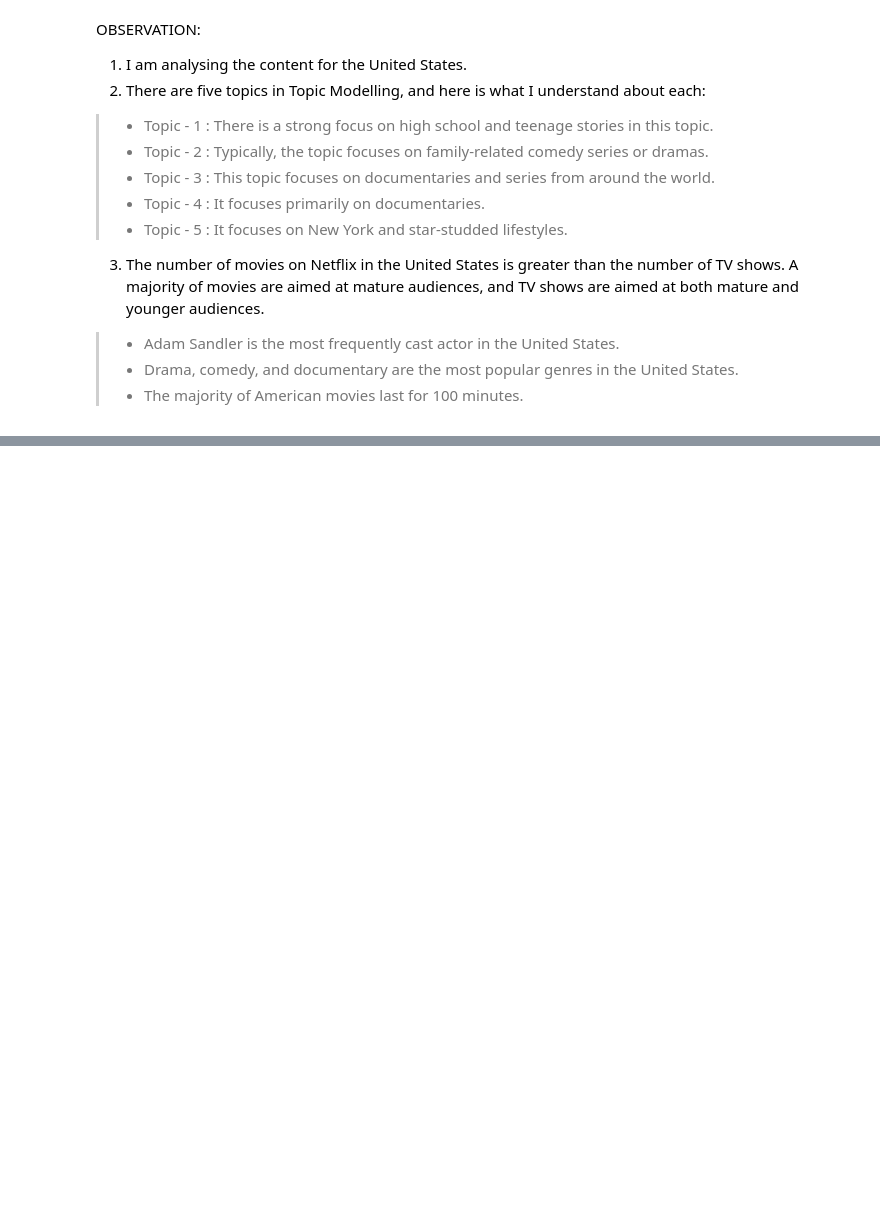
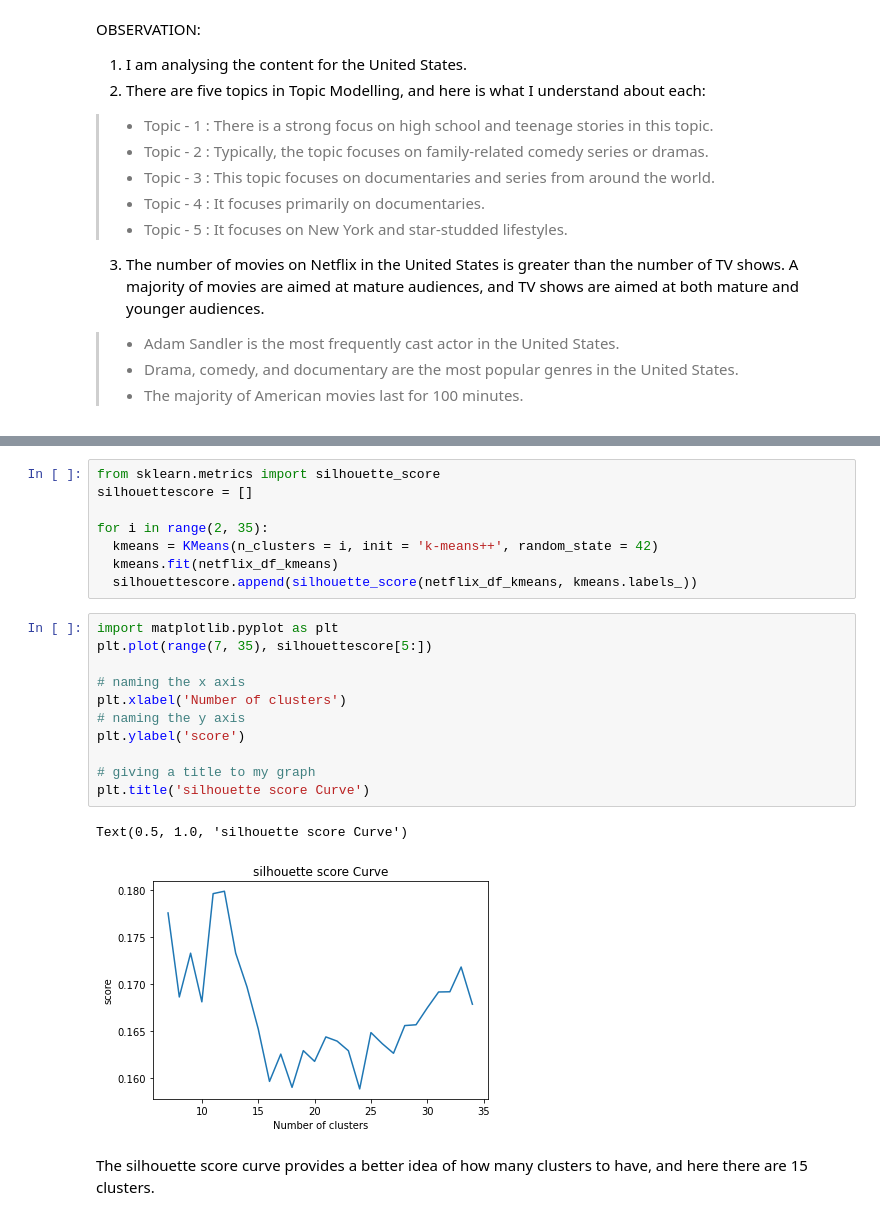
Before and after one commit to bhavya-v-sudo/NETFLIX-MOVIES-AND-TV-SHOWS-CLUSTERING, a Jupyter notebook: NETFLIX_MOVIES_AND_TV_SHOWS_CLUSTERING.ipynb, the cells around one changed output, grey strips where cells are left out. Saved outputs shown, nothing was run; the diff lists cells and outputs as text; blank space fills up the shorter version.

```diff
--- a/NETFLIX_MOVIES_AND_TV_SHOWS_CLUSTERING.ipynb
+++ b/NETFLIX_MOVIES_AND_TV_SHOWS_CLUSTERING.ipynb
@@ -659,0 +775,24 @@ OBSERVATION:
+# %%
+from sklearn.metrics import silhouette_score
+silhouettescore = []
+
+for i in range(2, 35):
+  kmeans = KMeans(n_clusters = i, init = 'k-means++', random_state = 42)
+  kmeans.fit(netflix_df_kmeans)
+  silhouettescore.append(silhouette_score(netflix_df_kmeans, kmeans.labels_))
+# %%
+import matplotlib.pyplot as plt
+plt.plot(range(7, 35), silhouettescore[5:])
+
+# naming the x axis
+plt.xlabel('Number of clusters')
+# naming the y axis
+plt.ylabel('score')
+
+# giving a title to my graph
+plt.title('silhouette score Curve')
+# %% [output]
+Text(0.5, 1.0, 'silhouette score Curve')
+[figure, added]
+# %% [markdown]
+The silhouette score curve provides a better idea of how many clusters to have, and here there are 15 clusters.
```
Also changed, not shown: parts of 24 cells of this notebook.
